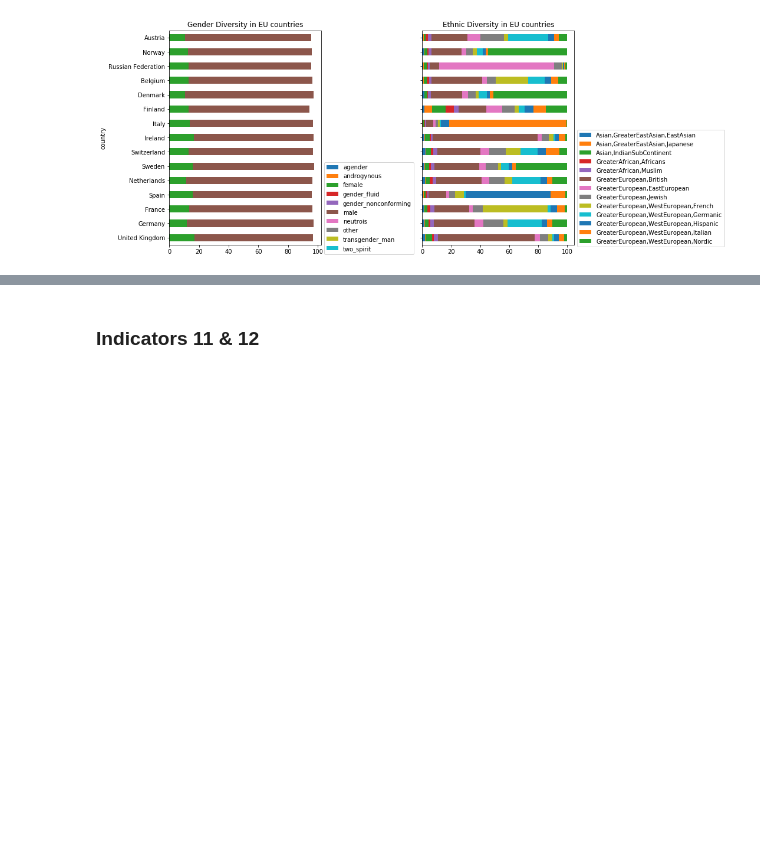
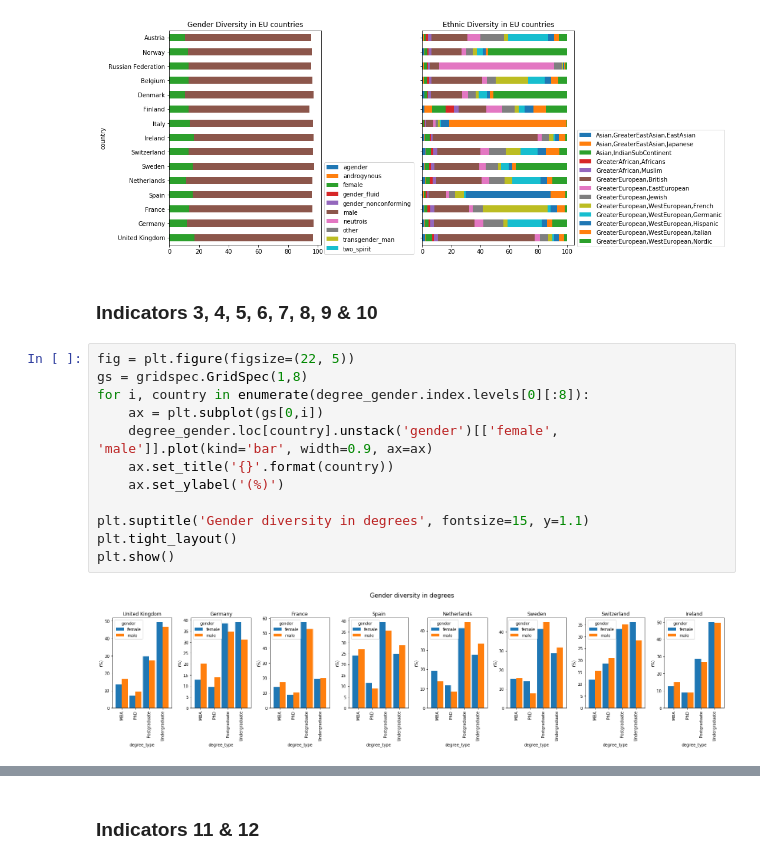
Before and after one commit to nestauk/inclusive-innovation-pilot, a Jupyter notebook: notebooks/EU-indicators-visualisation.ipynb, the cells around one changed output, grey strips where cells are left out. Saved outputs shown, nothing was run; the diff lists cells and outputs as text; blank space fills up the shorter version.

```diff
--- a/notebooks/EU-indicators-visualisation.ipynb
+++ b/notebooks/EU-indicators-visualisation.ipynb
@@ -175,3 +175,19 @@ plt.tight_layout()
 plt.show()
 # %% [output]
 [figure]
+# %% [markdown]
+### Indicators 3, 4, 5, 6, 7, 8, 9 & 10
+# %%
+fig = plt.figure(figsize=(22, 5))
+gs = gridspec.GridSpec(1,8)
+for i, country in enumerate(degree_gender.index.levels[0][:8]):
+    ax = plt.subplot(gs[0,i])
+    degree_gender.loc[country].unstack('gender')[['female', 'male']].plot(kind='bar', width=0.9, ax=ax)
+    ax.set_title('{}'.format(country))
+    ax.set_ylabel('(%)')
+
+plt.suptitle('Gender diversity in degrees', fontsize=15, y=1.1)
+plt.tight_layout()
+plt.show()
+# %% [output]
+[figure, added]
```
Also changed, not shown: parts of 10 cells of this notebook.
